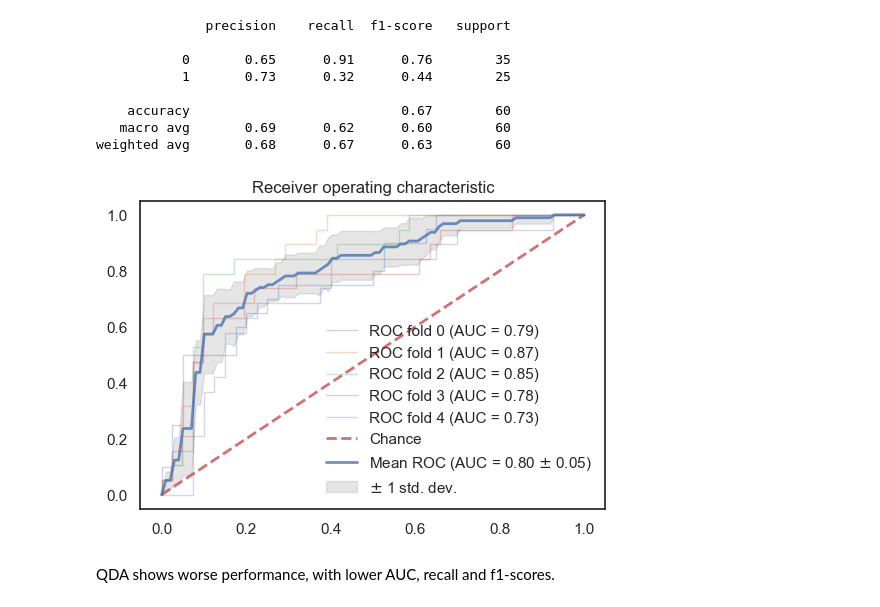
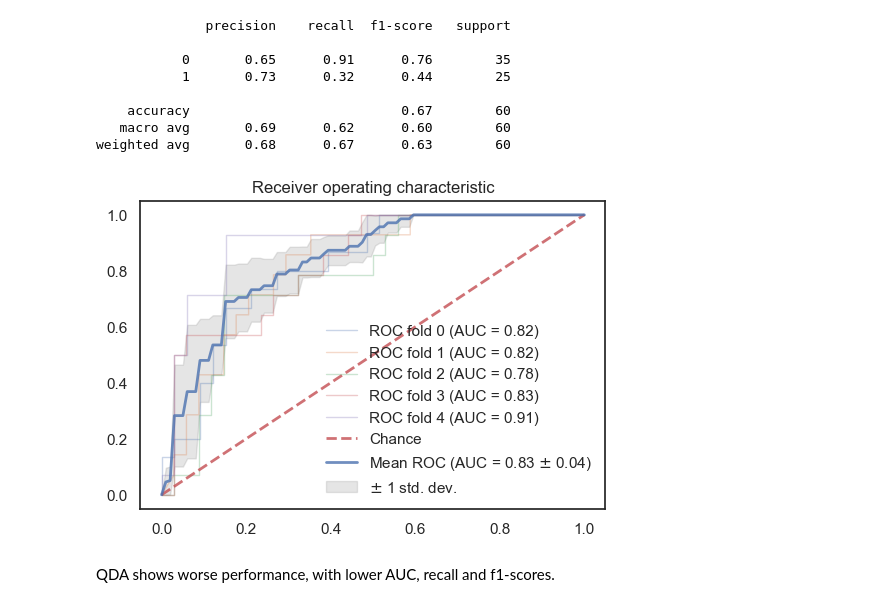
Before and after one commit to SerjWeesp/ml-python, a Jupyter notebook: Classification.ipynb, the cells around one changed output. Cells and saved outputs as stored; diff of their text form; code cells hidden in the pictures.

```diff
--- a/Classification.ipynb
+++ b/Classification.ipynb
@@ -689,9 +689,9 @@ print(classification_report(y_test, preds_qda))
 weighted avg       0.68      0.67      0.63        60
 # %%
 classifier = QuadraticDiscriminantAnalysis(priors=(0.7,0.3))
-plot_roc(X_full_std, y_full, classifier, 5)
+plot_roc(X_train_std, y_train, classifier, 5)
 # %% [output]
-[figure, old version]
+[figure, new version]
 # %% [markdown]
 QDA shows worse performance, with lower AUC, recall and f1-scores.
 # %% [markdown]
```
Also changed, not shown: parts of 7 cells of this notebook.
